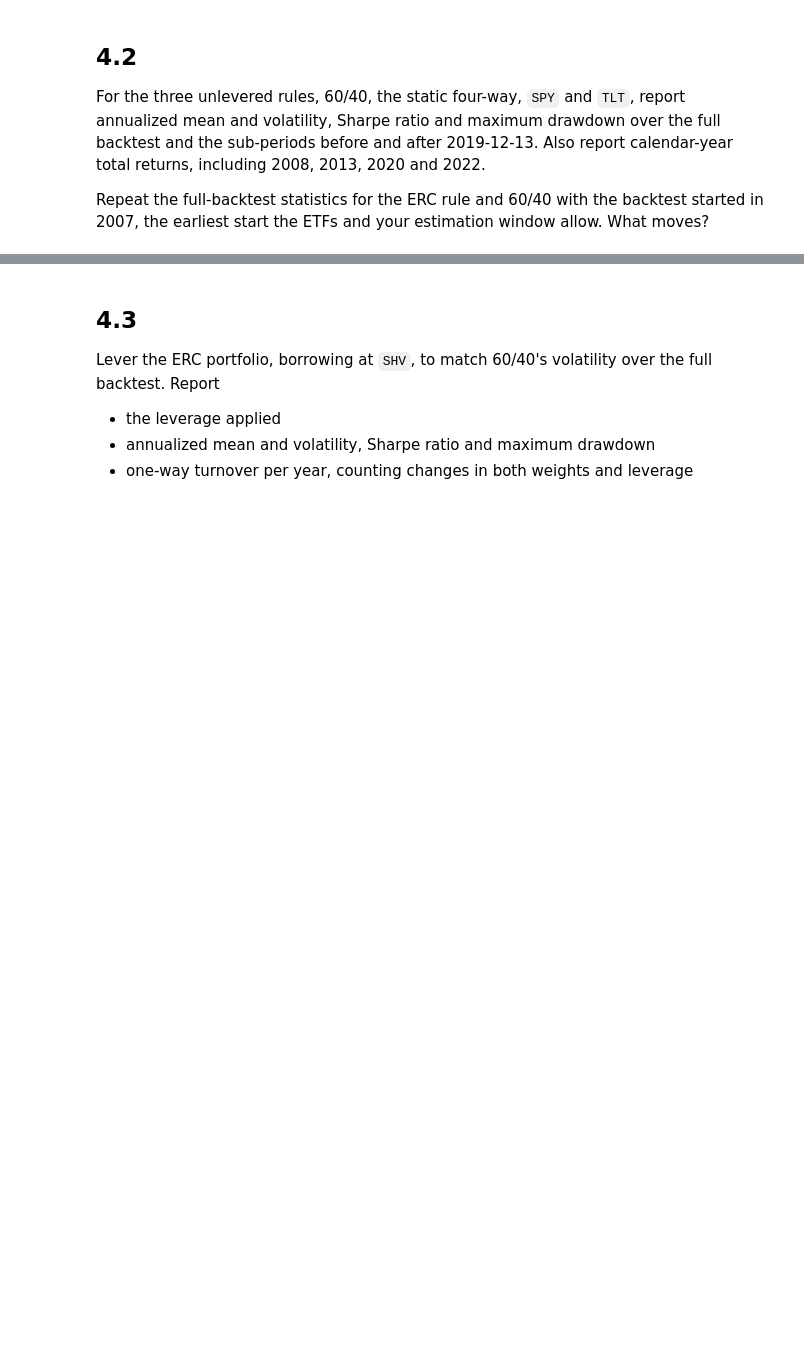
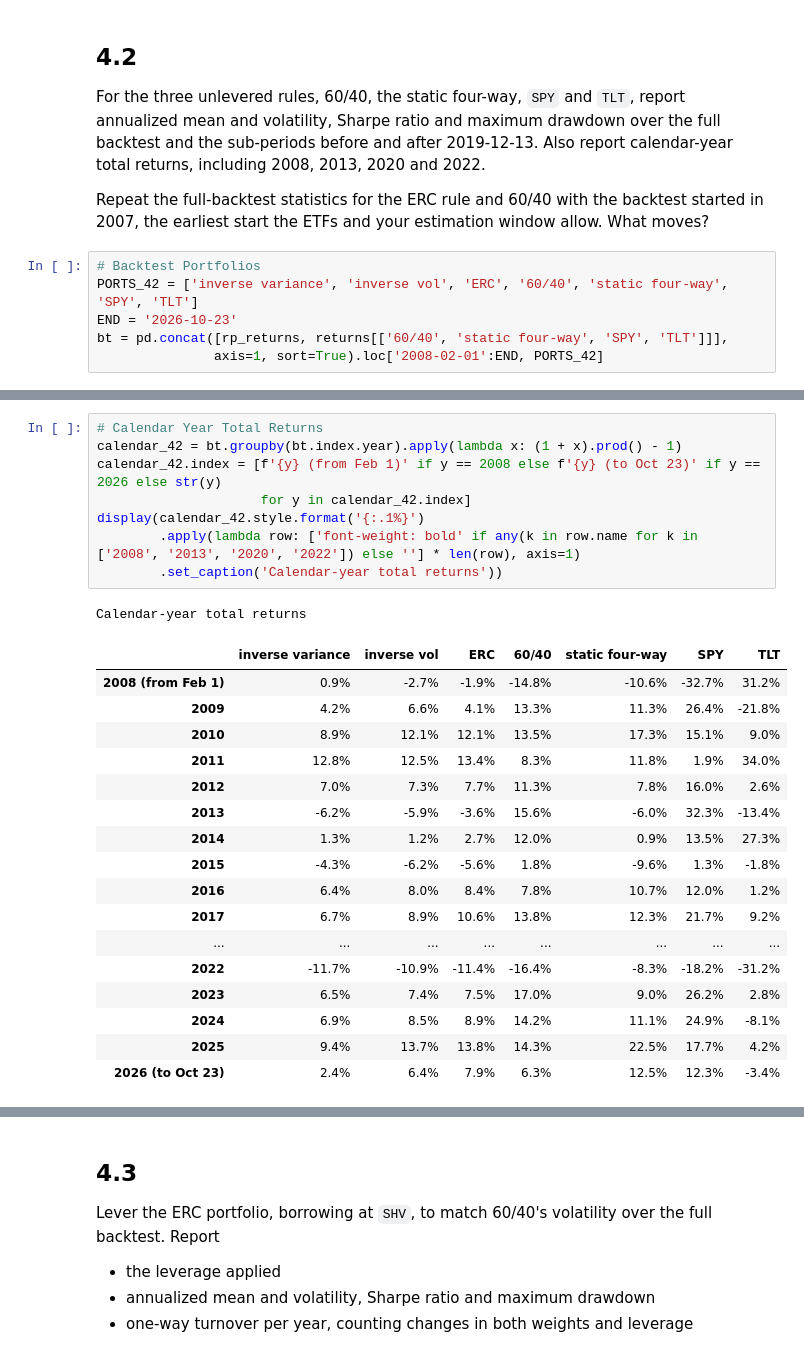
Before and after one commit to hannahkong1/midterm-project, a Jupyter notebook: risk_parity.ipynb, the cells around one changed output, grey strips where cells are left out. Saved outputs shown, nothing was run; the diff lists cells and outputs as text; blank space fills up the shorter version.

```diff
--- a/risk_parity.ipynb
+++ b/risk_parity.ipynb
@@ -280,3 +384,9 @@ For weights $\boldsymbol{w}$ on $n$ assets with covariance $\Sigma$, asset $i$'s
 For the three unlevered rules, 60/40, the static four-way, `SPY` and `TLT`, report annualized mean and volatility, Sharpe ratio and maximum drawdown over the full backtest and the sub-periods before and after 2019-12-13. Also report calendar-year total returns, including 2008, 2013, 2020 and 2022.
 
 Repeat the full-backtest statistics for the ERC rule and 60/40 with the backtest started in 2007, the earliest start the ETFs and your estimation window allow. What moves?
+# %%
+# Backtest Portfolios
+PORTS_42 = ['inverse variance', 'inverse vol', 'ERC', '60/40', 'static four-way', 'SPY', 'TLT']
+END = '2026-10-23'
+bt = pd.concat([rp_returns, returns[['60/40', 'static four-way', 'SPY', 'TLT']]],
+               axis=1, sort=True).loc['2008-02-01':END, PORTS_42]
@@ -282,0 +435,27 @@ Repeat the full-backtest statistics for the ERC rule and 60/40 with the backtest
+# %%
+# Calendar Year Total Returns
+calendar_42 = bt.groupby(bt.index.year).apply(lambda x: (1 + x).prod() - 1)
+calendar_42.index = [f'{y} (from Feb 1)' if y == 2008 else f'{y} (to Oct 23)' if y == 2026 else str(y)
+                     for y in calendar_42.index]
+display(calendar_42.style.format('{:.1%}')
+        .apply(lambda row: ['font-weight: bold' if any(k in row.name for k in ['2008', '2013', '2020', '2022']) else ''] * len(row), axis=1)
+        .set_caption('Calendar-year total returns'))
+# %% [output]
+Calendar-year total returns
+|  | inverse variance | inverse vol | ERC | 60/40 | static four-way | SPY | TLT |
+| 2008 (from Feb 1) | 0.9% | -2.7% | -1.9% | -14.8% | -10.6% | -32.7% | 31.2% |
+| 2009 | 4.2% | 6.6% | 4.1% | 13.3% | 11.3% | 26.4% | -21.8% |
+| 2010 | 8.9% | 12.1% | 12.1% | 13.5% | 17.3% | 15.1% | 9.0% |
+| 2011 | 12.8% | 12.5% | 13.4% | 8.3% | 11.8% | 1.9% | 34.0% |
+| 2012 | 7.0% | 7.3% | 7.7% | 11.3% | 7.8% | 16.0% | 2.6% |
+| 2013 | -6.2% | -5.9% | -3.6% | 15.6% | -6.0% | 32.3% | -13.4% |
+| 2014 | 1.3% | 1.2% | 2.7% | 12.0% | 0.9% | 13.5% | 27.3% |
+| 2015 | -4.3% | -6.2% | -5.6% | 1.8% | -9.6% | 1.3% | -1.8% |
+| 2016 | 6.4% | 8.0% | 8.4% | 7.8% | 10.7% | 12.0% | 1.2% |
+| 2017 | 6.7% | 8.9% | 10.6% | 13.8% | 12.3% | 21.7% | 9.2% |
+| ... | ... | ... | ... | ... | ... | ... | ... |
+| 2022 | -11.7% | -10.9% | -11.4% | -16.4% | -8.3% | -18.2% | -31.2% |
+| 2023 | 6.5% | 7.4% | 7.5% | 17.0% | 9.0% | 26.2% | 2.8% |
+| 2024 | 6.9% | 8.5% | 8.9% | 14.2% | 11.1% | 24.9% | -8.1% |
+| 2025 | 9.4% | 13.7% | 13.8% | 14.3% | 22.5% | 17.7% | 4.2% |
+| 2026 (to Oct 23) | 2.4% | 6.4% | 7.9% | 6.3% | 12.5% | 12.3% | -3.4% |
```
Also changed, not shown: parts of 12 cells of this notebook.
